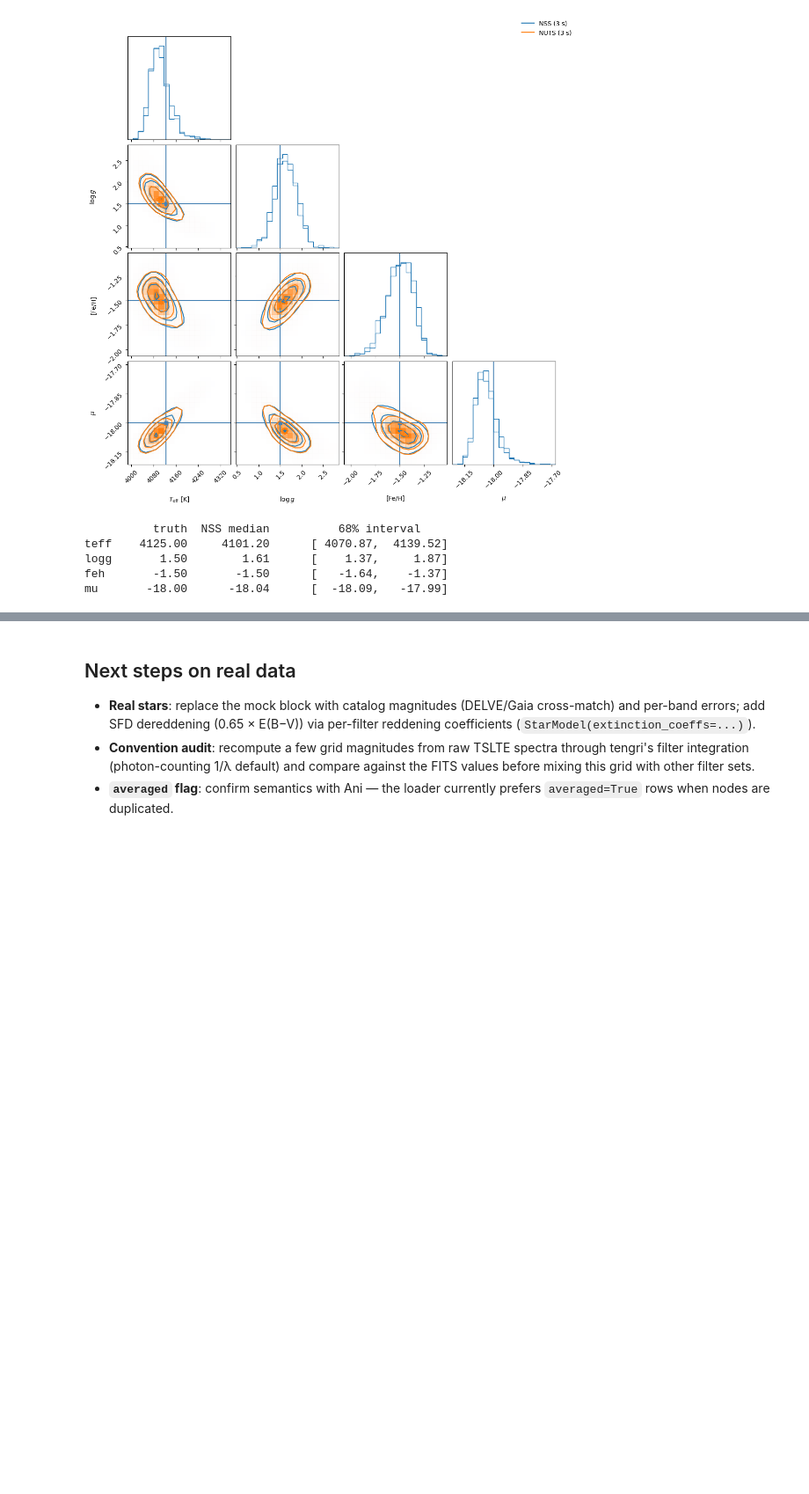
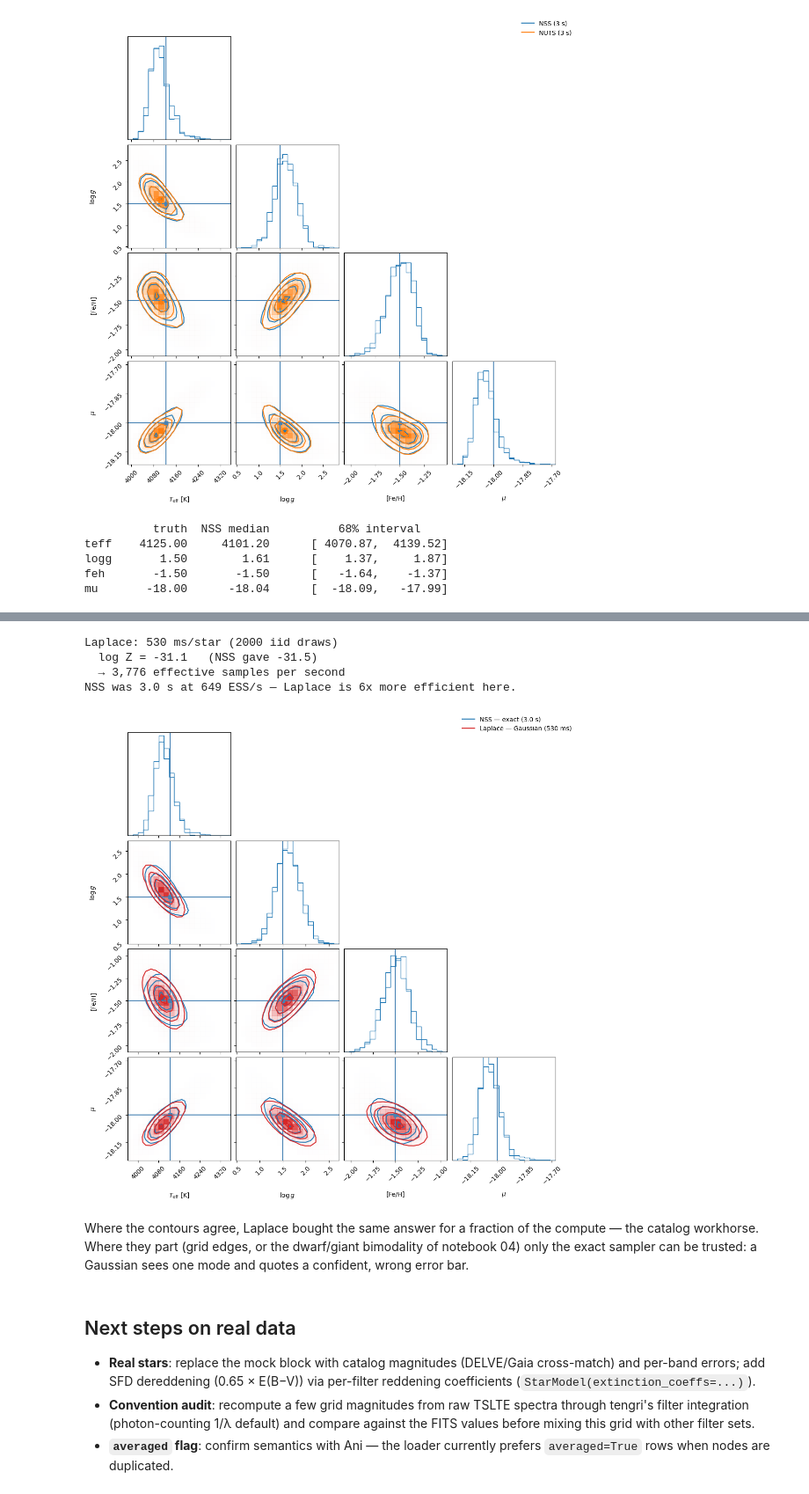
Before and after one commit to suchethac/tengri-stars, a Jupyter notebook: notebooks/03_tslte_photometry.ipynb, the cells around one changed output, grey strips where cells are left out. Shown at 88% size. Cells and saved outputs as stored; diff of their text form; code cells hidden in the pictures; blank space fills up the shorter version.

```diff
--- a/notebooks/03_tslte_photometry.ipynb
+++ b/notebooks/03_tslte_photometry.ipynb
@@ -178,3 +207,48 @@ mu       -18.00      -18.04      [  -18.09,   -17.99]
+# %%
+# The pipeline takes the data as a traced argument (that is what lets one
+# compiled graph serve every star), so give it the two-argument likelihood.
+def loglikelihood_data(p, data):
+    pred = model.predict_mags(teff=p["teff"], logg=p["logg"], feh=p["feh"], mu=p["mu"])[fidx]
+    return -0.5 * jnp.sum(((pred - data) / SIG_MAG) ** 2)
+
+
+laplace = make_laplace_pipeline(loglikelihood_data, priors, n_samples=2000)
+_ = jax.block_until_ready(laplace(jax.random.PRNGKey(6), mags_obs))  # compile
+
+t0 = time.time()
+lap_samples, lap_info = jax.block_until_ready(laplace(jax.random.PRNGKey(7), mags_obs))
+t_lap = time.time() - t0
+print(f"Laplace: {t_lap * 1000:.0f} ms/star (2000 iid draws)")
+print(f"  log Z = {float(lap_info['logz']):.1f}   (NSS gave {nss.logz:.1f})")
+print(f"  → {2000 / t_lap:,.0f} effective samples per second")
+print(
+    f"NSS was {nss.wall_time:.1f} s at {nss.ess_rate:.0f} ESS/s "
+    f"— Laplace is {(2000 / t_lap) / nss.ess_rate:.0f}x more efficient here."
+)
+
+fig = overlay_corner(
+    [nss.samples, lap_samples],
+    names=names,
+    labels=labels_tex,
+    colors=["C0", "C3"],
+    legend_labels=[
+        f"NSS — exact ({nss.wall_time:.1f} s)",
+        f"Laplace — Gaussian ({t_lap * 1000:.0f} ms)",
+    ],
+    truths=TRUTH,
+)
+plt.show()
+# %% [output]
+Laplace: 530 ms/star (2000 iid draws)
+  log Z = -31.1   (NSS gave -31.5)
+  → 3,776 effective samples per second
+NSS was 3.0 s at 649 ESS/s — Laplace is 6x more efficient here.
+[figure, added]
+# %% [markdown]
+Where the contours agree, Laplace bought the same answer for a fraction of the
+compute — the catalog workhorse. Where they part (grid edges, or the
+dwarf/giant bimodality of notebook 04) only the exact sampler can be trusted:
+a Gaussian sees one mode and quotes a confident, wrong error bar.
 # %% [markdown]
 ## Next steps on real data
 
```
Also changed, not shown: parts of 4 cells of this notebook, 15 other files.
